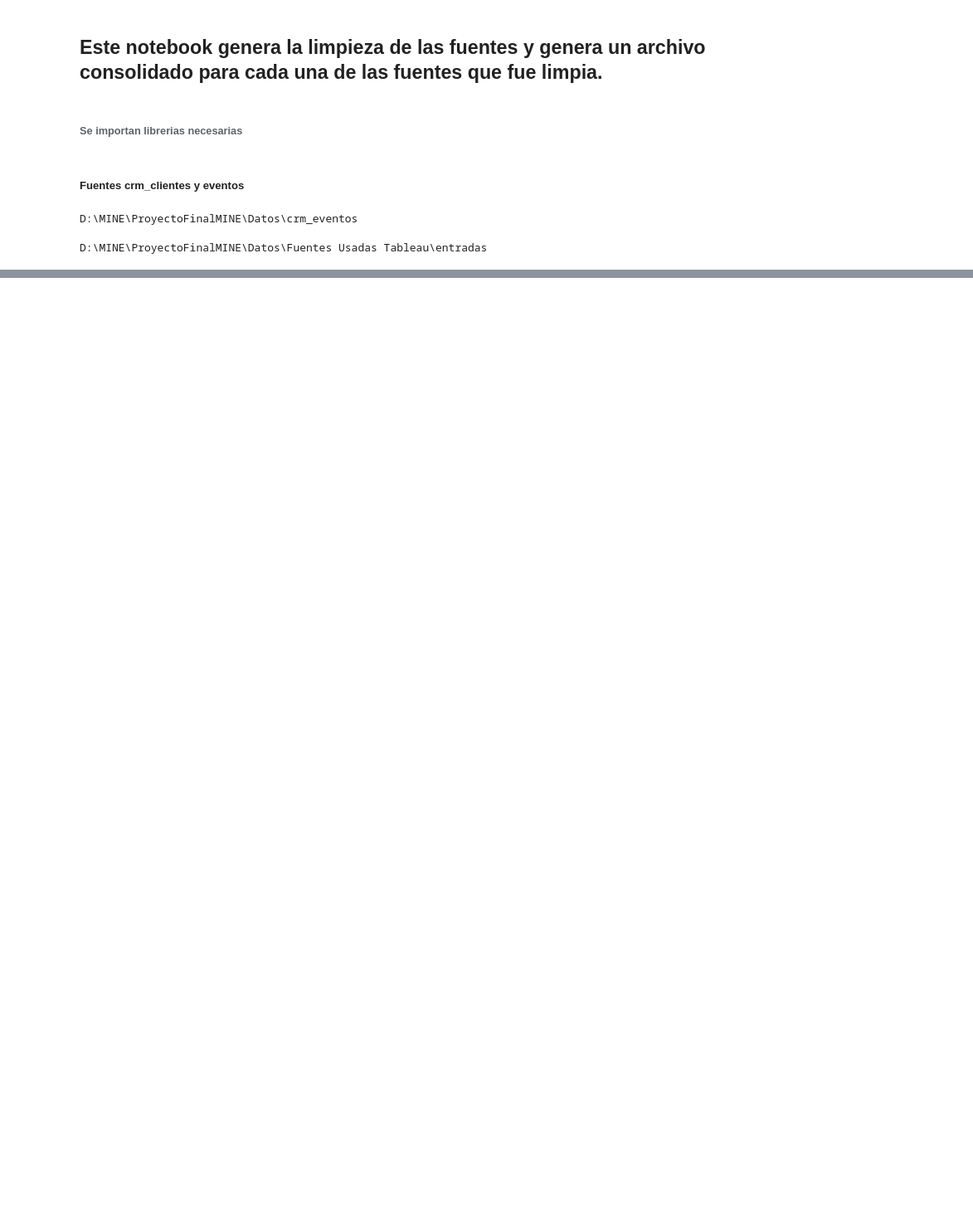
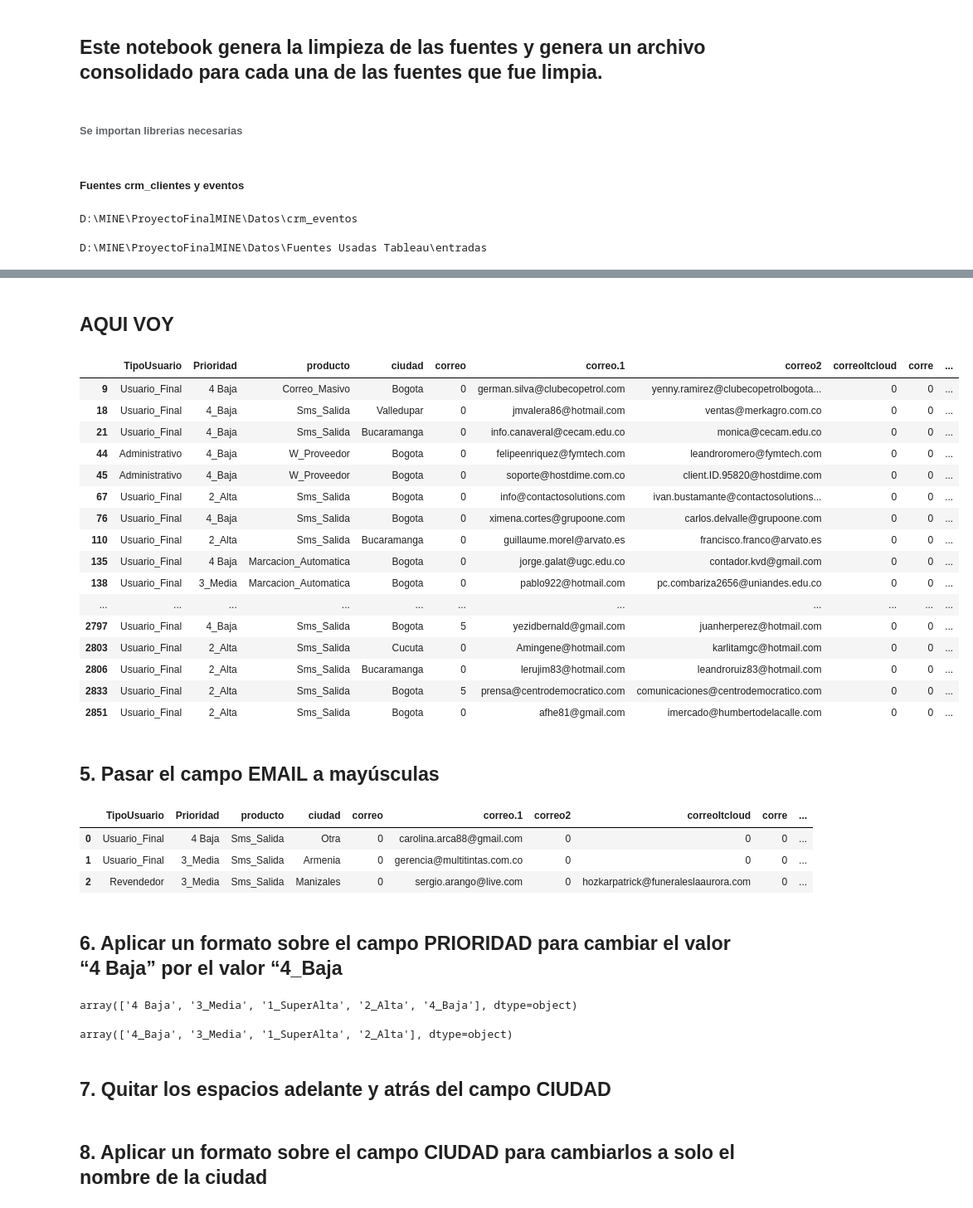
Before and after one commit to FrancyPinedaB77/BackProyFinal, a Jupyter notebook: 1.PASO_Estandariza_Campos_Fuentes.ipynb, the cells around one changed output, grey strips where cells are left out. Shown at 83% size. Saved outputs shown, nothing was run; the diff lists cells and outputs as text; code cells hidden in the pictures; blank space fills up the shorter version.

Commit message:
Se replican los pasos mencionados por arturo para llegar a la segmentacion

```diff
--- a/1.PASO_Estandariza_Campos_Fuentes.ipynb
+++ b/1.PASO_Estandariza_Campos_Fuentes.ipynb
@@ -118,0 +154,2 @@ mas%20de%2010%20millones%20.....%20$3%20%20%20%20%20%20%20%20%20%20%20%20' with
+# %% [markdown]
+## AQUI VOY
@@ -118,0 +170,36 @@ mas%20de%2010%20millones%20.....%20$3%20%20%20%20%20%20%20%20%20%20%20%20' with
+# %%
+cliente_con_sector["correoItcloud"]=cliente_con_sector["correoItcloud"].apply(func_correo)
+cliente_con_sector['correo2']=cliente_con_sector["correo2"].apply(func_correo)
+cliente_con_sector['corre']=cliente_con_sector["corre"].apply(func_correo)
+cliente_con_sector["correo"]=cliente_con_sector["correo"].apply(func_correo)
+# %%
+cliente_con_sector["correo"]=cliente_con_sector["correo"].replace(['1', '2'], 0)
+# %%
+cliente_con_sector["EMAIL"]=None
+cliente_con_sector["sinemail"]="TBN"
+# %%
+cliente_con_sector["EMAIL"]=cliente_con_sector.apply(poner_EMAIL, axis=1)
+# %%
+#solo se verifica la salida del filtro de los correos
+salida=cliente_con_sector.loc[cliente_con_sector['correoItcloud'] == 0]
+salida.loc[(salida['correo2'] != 0)]
+# %% [output]
+|  | TipoUsuario | Prioridad | producto | ciudad | correo | correo.1 | correo2 | correoItcloud | corre | ... |
+| 9 | Usuario_Final | 4 Baja | Correo_Masivo | Bogota | 0 | german.silva@clubecopetrol.com | yenny.ramirez@clubecopetrolbogota... | 0 | 0 | ... |
+| 18 | Usuario_Final | 4_Baja | Sms_Salida | Valledupar | 0 | jmvalera86@hotmail.com | ventas@merkagro.com.co | 0 | 0 | ... |
+| 21 | Usuario_Final | 4_Baja | Sms_Salida | Bucaramanga | 0 | info.canaveral@cecam.edu.co | monica@cecam.edu.co | 0 | 0 | ... |
+| 44 | Administrativo | 4_Baja | W_Proveedor | Bogota | 0 | felipeenriquez@fymtech.com | leandroromero@fymtech.com | 0 | 0 | ... |
+| 45 | Administrativo | 4_Baja | W_Proveedor | Bogota | 0 | soporte@hostdime.com.co | client.ID.95820@hostdime.com | 0 | 0 | ... |
+| 67 | Usuario_Final | 2_Alta | Sms_Salida | Bogota | 0 | info@contactosolutions.com | ivan.bustamante@contactosolutions... | 0 | 0 | ... |
+| 76 | Usuario_Final | 4_Baja | Sms_Salida | Bogota | 0 | ximena.cortes@grupoone.com | carlos.delvalle@grupoone.com | 0 | 0 | ... |
+| 110 | Usuario_Final | 2_Alta | Sms_Salida | Bucaramanga | 0 | guillaume.morel@arvato.es | francisco.franco@arvato.es | 0 | 0 | ... |
+| 135 | Usuario_Final | 4 Baja | Marcacion_Automatica | Bogota | 0 | jorge.galat@ugc.edu.co | contador.kvd@gmail.com | 0 | 0 | ... |
+| 138 | Usuario_Final | 3_Media | Marcacion_Automatica | Bogota | 0 | pablo922@hotmail.com | pc.combariza2656@uniandes.edu.co | 0 | 0 | ... |
+| ... | ... | ... | ... | ... | ... | ... | ... | ... | ... | ... |
+| 2797 | Usuario_Final | 4_Baja | Sms_Salida | Bogota | 5 | yezidbernald@gmail.com | juanherperez@hotmail.com | 0 | 0 | ... |
+| 2803 | Usuario_Final | 2_Alta | Sms_Salida | Cucuta | 0 | Amingene@hotmail.com | karlitamgc@hotmail.com | 0 | 0 | ... |
+| 2806 | Usuario_Final | 2_Alta | Sms_Salida | Bucaramanga | 0 | lerujim83@hotmail.com | leandroruiz83@hotmail.com | 0 | 0 | ... |
+| 2833 | Usuario_Final | 2_Alta | Sms_Salida | Bogota | 5 | prensa@centrodemocratico.com | comunicaciones@centrodemocratico.com | 0 | 0 | ... |
+| 2851 | Usuario_Final | 2_Alta | Sms_Salida | Bogota | 0 | afhe81@gmail.com | imercado@humbertodelacalle.com | 0 | 0 | ... |
+# %% [markdown]
+## 5. Pasar el campo EMAIL a mayúsculas
@@ -118,0 +213,13 @@ mas%20de%2010%20millones%20.....%20$3%20%20%20%20%20%20%20%20%20%20%20%20' with
+# %%
+cliente_con_sector.head(3)
+# %% [output]
+|  | TipoUsuario | Prioridad | producto | ciudad | correo | correo.1 | correo2 | correoItcloud | corre | ... |
+| 0 | Usuario_Final | 4 Baja | Sms_Salida | Otra | 0 | carolina.arca88@gmail.com | 0 | 0 | 0 | ... |
+| 1 | Usuario_Final | 3_Media | Sms_Salida | Armenia | 0 | gerencia@multitintas.com.co | 0 | 0 | 0 | ... |
+| 2 | Revendedor | 3_Media | Sms_Salida | Manizales | 0 | sergio.arango@live.com | 0 | hozkarpatrick@funeraleslaaurora.com | 0 | ... |
+# %% [markdown]
+## 6. Aplicar un formato sobre el campo PRIORIDAD para cambiar el valor “4 Baja” por el valor “4_Baja
+# %%
+cliente_con_sector.Prioridad.unique()
+# %% [output]
+array(['4 Baja', '3_Media', '1_SuperAlta', '2_Alta', '4_Baja'], dtype=object)
@@ -118,0 +228,6 @@ mas%20de%2010%20millones%20.....%20$3%20%20%20%20%20%20%20%20%20%20%20%20' with
+# %%
+cliente_con_sector.Prioridad.unique()
+# %% [output]
+array(['4_Baja', '3_Media', '1_SuperAlta', '2_Alta'], dtype=object)
+# %% [markdown]
+## 7. Quitar los espacios adelante y atrás del campo CIUDAD
@@ -118,0 +240,2 @@ mas%20de%2010%20millones%20.....%20$3%20%20%20%20%20%20%20%20%20%20%20%20' with
+# %% [markdown]
+## 8. Aplicar un formato sobre el campo CIUDAD para cambiarlos a solo el nombre de la ciudad
```
Also changed, not shown: parts of 58 cells of this notebook, 1 other file.
